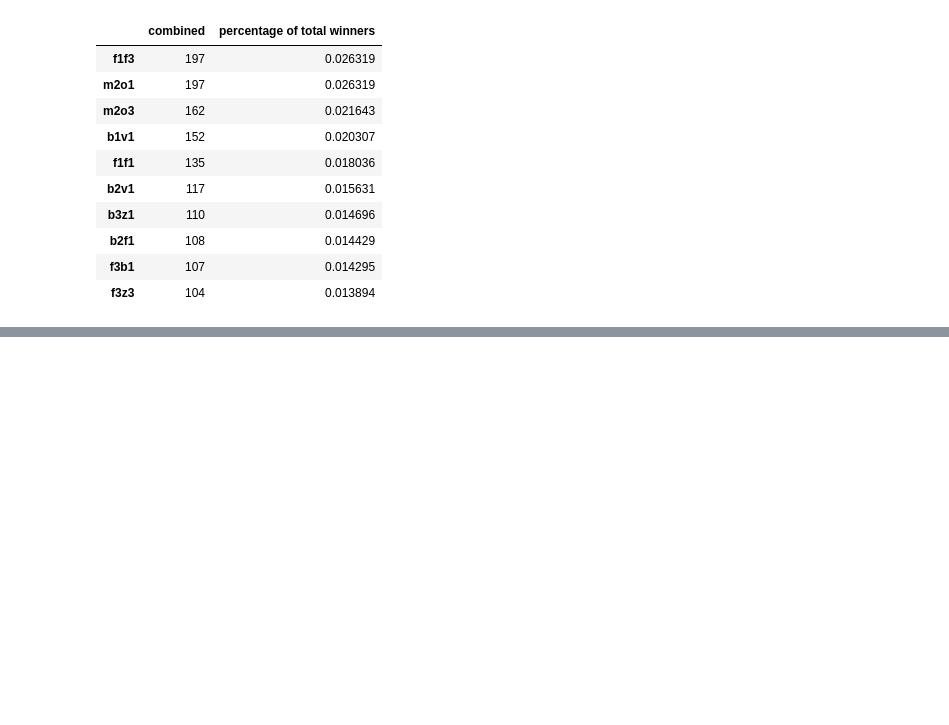
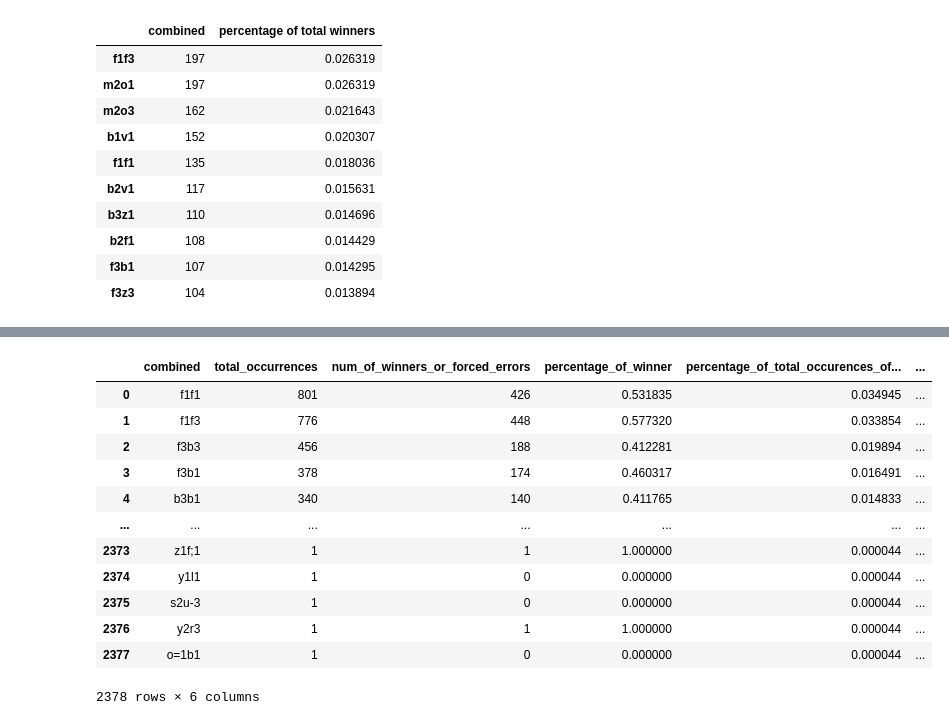
Before and after one commit to kyirong6/303, a Jupyter notebook: experiments/experiments.ipynb, the cells around one changed output, grey strips where cells are left out. Cells and saved outputs as stored; diff of their text form; code cells hidden in the pictures; blank space fills up the shorter version.

Commit message:
added more percentage data

```diff
--- a/experiments/experiments.ipynb
+++ b/experiments/experiments.ipynb
@@ -531,0 +518,10 @@ stats_df.sort_values('total_occurences', ascending=False).to_csv('stats_df.csv')
+# %%
+stats_list = []
+
+for key, value in value_counts_dict.items():
+    stats_dict = {
+        'combined': key,
+        'total_occurrences': value,
+        'num_of_winners_or_forced_errors': total_winners_or_forced_errors_df[key]
+    }
+    stats_list.append(stats_dict)
@@ -531,0 +530,22 @@ stats_df.sort_values('total_occurences', ascending=False).to_csv('stats_df.csv')
+# %%
+stats_df['percentage_of_winner'] = stats_df['num_of_winners_or_forced_errors'] / stats_df['total_occurrences']
+# %%
+stats_df['percentage_of_total_occurences_of_combination'] = stats_df['total_occurrences'] / stats_df['total_occurrences'].sum()
+# %%
+stats_df['percentage_of_overall_winner'] = stats_df['num_of_winners_or_forced_errors'] / stats_df['total_occurrences'].sum()
+# %%
+stats_df
+# %% [output]
+|  | combined | total_occurrences | num_of_winners_or_forced_errors | percentage_of_winner | percentage_of_total_occurences_of... | ... |
+| 0 | f1f1 | 801 | 426 | 0.531835 | 0.034945 | ... |
+| 1 | f1f3 | 776 | 448 | 0.577320 | 0.033854 | ... |
+| 2 | f3b3 | 456 | 188 | 0.412281 | 0.019894 | ... |
+| 3 | f3b1 | 378 | 174 | 0.460317 | 0.016491 | ... |
+| 4 | b3b1 | 340 | 140 | 0.411765 | 0.014833 | ... |
+| ... | ... | ... | ... | ... | ... | ... |
+| 2373 | z1f;1 | 1 | 1 | 1.000000 | 0.000044 | ... |
+| 2374 | y1l1 | 1 | 0 | 0.000000 | 0.000044 | ... |
+| 2375 | s2u-3 | 1 | 0 | 0.000000 | 0.000044 | ... |
+| 2376 | y2r3 | 1 | 1 | 1.000000 | 0.000044 | ... |
+| 2377 | o=1b1 | 1 | 0 | 0.000000 | 0.000044 | ... |
+2378 rows × 6 columns
```
Also changed, not shown: parts of 44 cells of this notebook, 1 other file.
